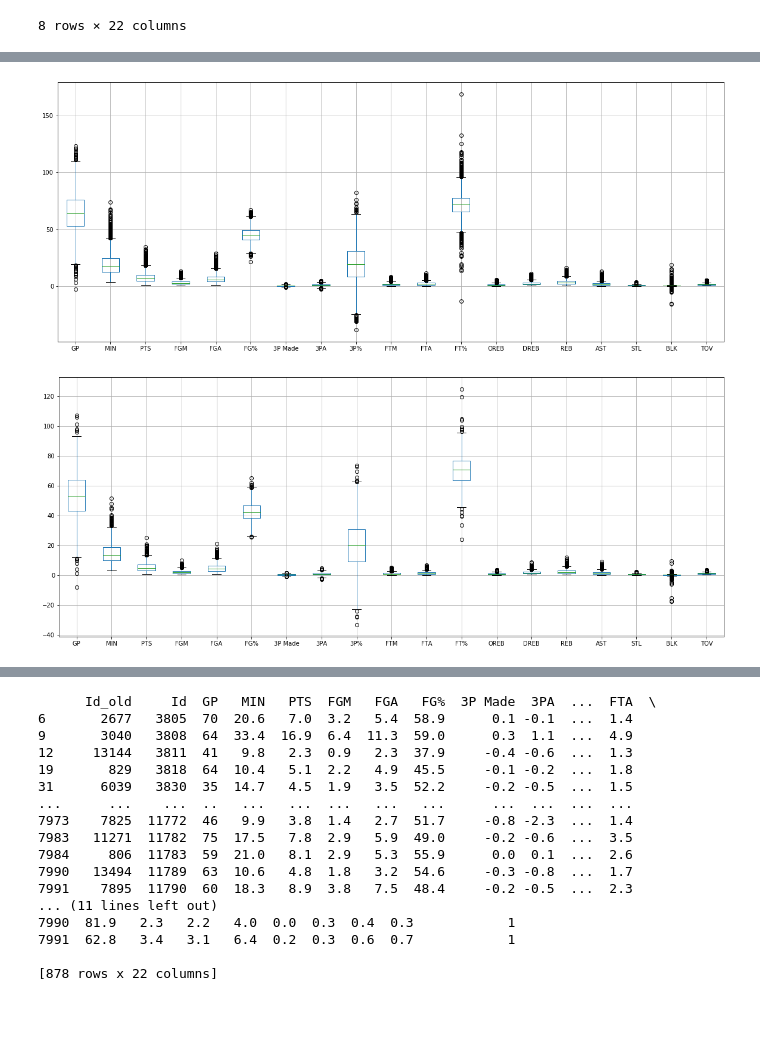
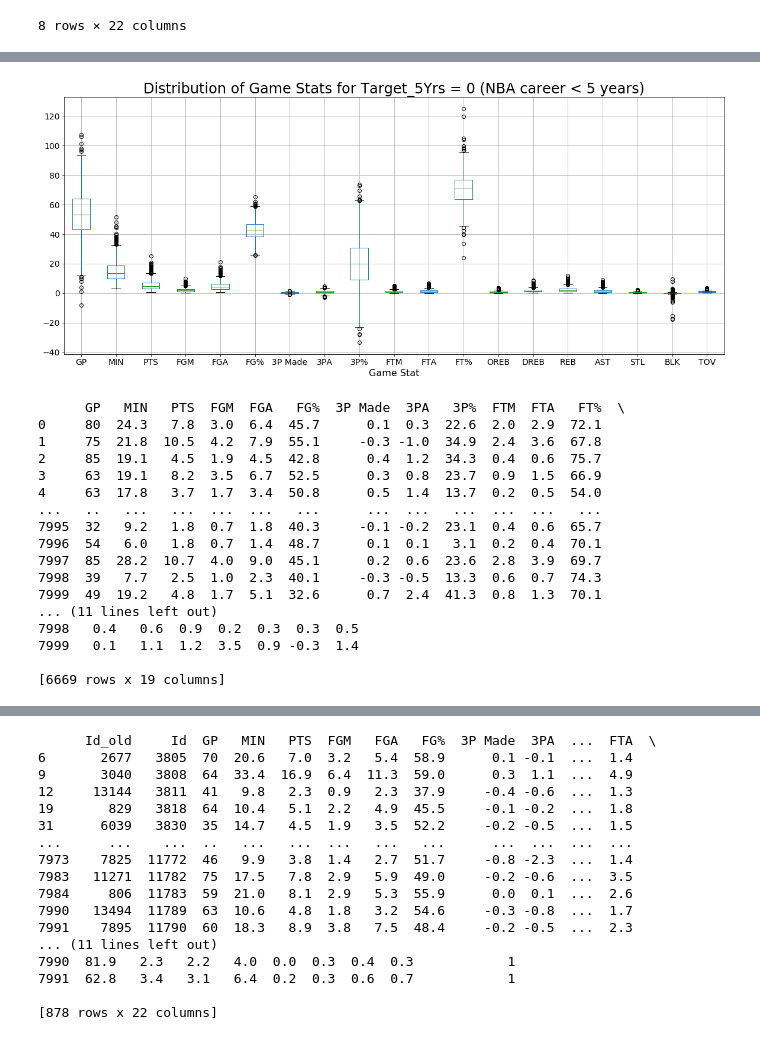
Before and after one commit to Reasmey/adsi_group2leftfeet, a Jupyter notebook: notebooks/EDA_features.ipynb, the cells around one changed output, grey strips where cells are left out. Cells and saved outputs as stored; diff of their text form; code cells hidden in the pictures; blank space fills up the shorter version.

```diff
--- a/notebooks/EDA_features.ipynb
+++ b/notebooks/EDA_features.ipynb
@@ -139,0 +154,14 @@ df_zero.describe()
+# %%
+# plot the distribution of class 0 variables
+boxplot_zero = df_zero.boxplot(column=['GP', 'MIN', 'PTS','FGM','FGA','FG%','3P Made','3PA', '3P%','FTM','FTA','FT%','OREB','DREB','REB','AST','STL','BLK','TOV'], figsize = (20,8))
+boxplot_zero.axes.set_title("Distribution of Game Stats for Target_5Yrs = 0 (NBA career < 5 years)",
+                    fontsize=24)
+
+boxplot_zero.set_xlabel("Game Stat",
+                fontsize=16)
+
+#boxplot_zero.set_ylabel("Life Expectancy",
+                #fontsize=14)
+boxplot_zero.tick_params(labelsize=14)
+# %% [output]
+[figure, added]
@@ -140,10 +171,22 @@ df_zero.describe()
 # %%
-# plot the distribution of class 1 variables
-boxplot_one = df_one.boxplot(column=['GP', 'MIN', 'PTS','FGM','FGA','FG%','3P Made','3PA', '3P%','FTM','FTA','FT%','OREB','DREB','REB','AST','STL','BLK','TOV'], figsize = (20,8))
+# remove id columns and target from dataframefor seaborn boxplot
+df_boxplot_one = df_one.loc[:,['GP', 'MIN', 'PTS','FGM','FGA','FG%','3P Made','3PA', '3P%','FTM','FTA','FT%','OREB','DREB','REB','AST','STL','BLK','TOV']]
+print(df_boxplot_one)
 # %% [output]
-[figure, removed]
+      GP   MIN   PTS  FGM  FGA   FG%  3P Made  3PA   3P%  FTM  FTA   FT%  \
+0     80  24.3   7.8  3.0  6.4  45.7      0.1  0.3  22.6  2.0  2.9  72.1
+1     75  21.8  10.5  4.2  7.9  55.1     -0.3 -1.0  34.9  2.4  3.6  67.8
+2     85  19.1   4.5  1.9  4.5  42.8      0.4  1.2  34.3  0.4  0.6  75.7
+3     63  19.1   8.2  3.5  6.7  52.5      0.3  0.8  23.7  0.9  1.5  66.9
+4     63  17.8   3.7  1.7  3.4  50.8      0.5  1.4  13.7  0.2  0.5  54.0
+...   ..   ...   ...  ...  ...   ...      ...  ...   ...  ...  ...   ...
+7995  32   9.2   1.8  0.7  1.8  40.3     -0.1 -0.2  23.1  0.4  0.6  65.7
+7996  54   6.0   1.8  0.7  1.4  48.7      0.1  0.1   3.1  0.2  0.4  70.1
+7997  85  28.2  10.7  4.0  9.0  45.1      0.2  0.6  23.6  2.8  3.9  69.7
+7998  39   7.7   2.5  1.0  2.3  40.1     -0.3 -0.5  13.3  0.6  0.7  74.3
+7999  49  19.2   4.8  1.7  5.1  32.6      0.7  2.4  41.3  0.8  1.3  70.1
+... (11 lines left out)
+7998   0.4   0.6  0.9  0.2  0.3  0.3  0.5
+7999   0.1   1.1  1.2  3.5  0.9 -0.3  1.4
+
+[6669 rows x 19 columns]
-# %%
-# plot the distribution of class 0 variables
-boxplot_zero = df_zero.boxplot(column=['GP', 'MIN', 'PTS','FGM','FGA','FG%','3P Made','3PA', '3P%','FTM','FTA','FT%','OREB','DREB','REB','AST','STL','BLK','TOV'], figsize = (20,8))
-# %% [output]
-[figure, removed]
```
Also changed, not shown: parts of 4 cells of this notebook, 3 other files.
